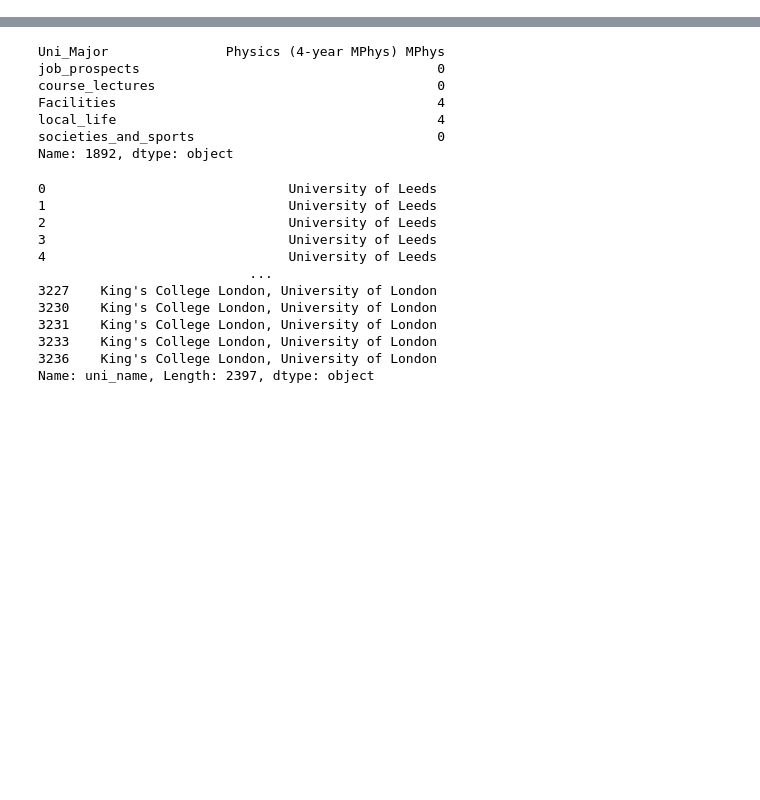
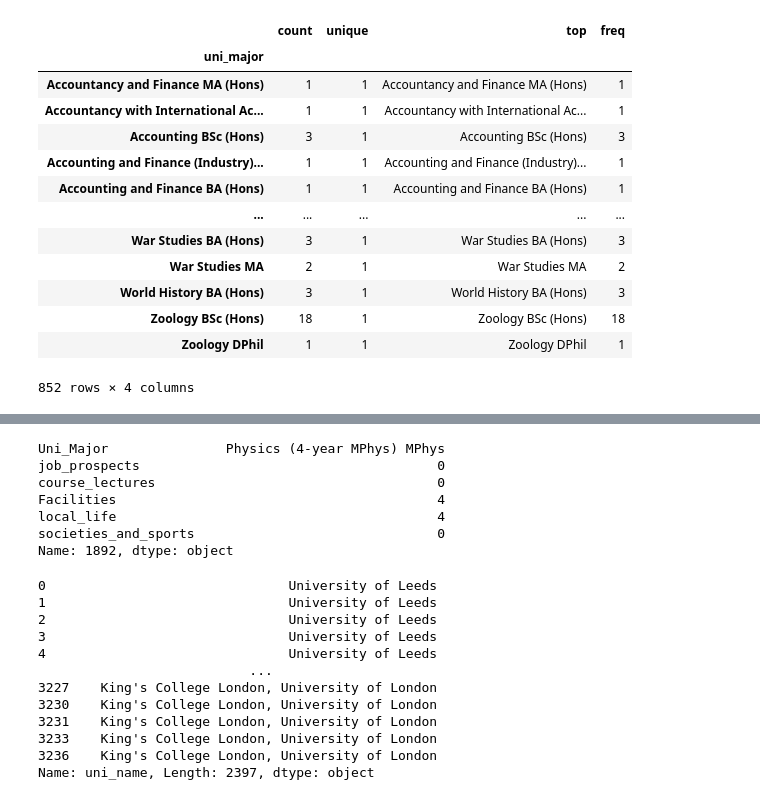
Before and after one commit to courtfroehlig/UK-University-Recommender, a Jupyter notebook: Code for uni recommender.ipynb, the cells around one changed output, grey strips where cells are left out. Cells and saved outputs as stored; diff of their text form; code cells hidden in the pictures; blank space fills up the shorter version.

```diff
--- a/Code for uni recommender.ipynb
+++ b/Code for uni recommender.ipynb
@@ -20,2 +42,13 @@ df = pd.read_csv('AO_df_15Feb_withunimajor.csv')
 # %%
-df = df.rename(columns={'Uni_name': 'uni_name', 'Uni_Jobs': 'job_prospects', 'Uni_Course_lectureres': 'course_lectures', 'Uni_Facilities': 'Facilities', 'Uni_Local_life': 'local_life', 'Uni_Societies_sports': 'societies_and_sports'})
+df = df.rename(
+    columns={
+        'Uni_name':              'uni_name',
+        'Uni_Major':             'uni_major',
+        'Uni_Jobs':              'job_prospects',
+        'Uni_Course_lectureres': 'course_lectures',
+        'Uni_Facilities':        'facilities',
+        'Uni_Local_life':        'local_life',
+        'Uni_Societies_sports':  'societies_and_sports'
+        }
+    )
+df.head()
@@ -29,0 +150,18 @@ y = df_new.pop('uni_name')
+# %%
+# ...and simiilar for majors
+df.groupby(by='uni_major')['uni_major'].describe()
+# %% [output]
+|  | count | unique | top | freq |
+| uni_major |  |  |  |  |
+| Accountancy and Finance MA (Hons) | 1 | 1 | Accountancy and Finance MA (Hons) | 1 |
+| Accountancy with International Ac... | 1 | 1 | Accountancy with International Ac... | 1 |
+| Accounting BSc (Hons) | 3 | 1 | Accounting BSc (Hons) | 3 |
+| Accounting and Finance (Industry)... | 1 | 1 | Accounting and Finance (Industry)... | 1 |
+| Accounting and Finance BA (Hons) | 1 | 1 | Accounting and Finance BA (Hons) | 1 |
+| ... | ... | ... | ... | ... |
+| War Studies BA (Hons) | 3 | 1 | War Studies BA (Hons) | 3 |
+| War Studies MA | 2 | 1 | War Studies MA | 2 |
+| World History BA (Hons) | 3 | 1 | World History BA (Hons) | 3 |
+| Zoology BSc (Hons) | 18 | 1 | Zoology BSc (Hons) | 18 |
+| Zoology DPhil | 1 | 1 | Zoology DPhil | 1 |
+852 rows × 4 columns
```
Also changed, not shown: parts of 32 cells of this notebook.
